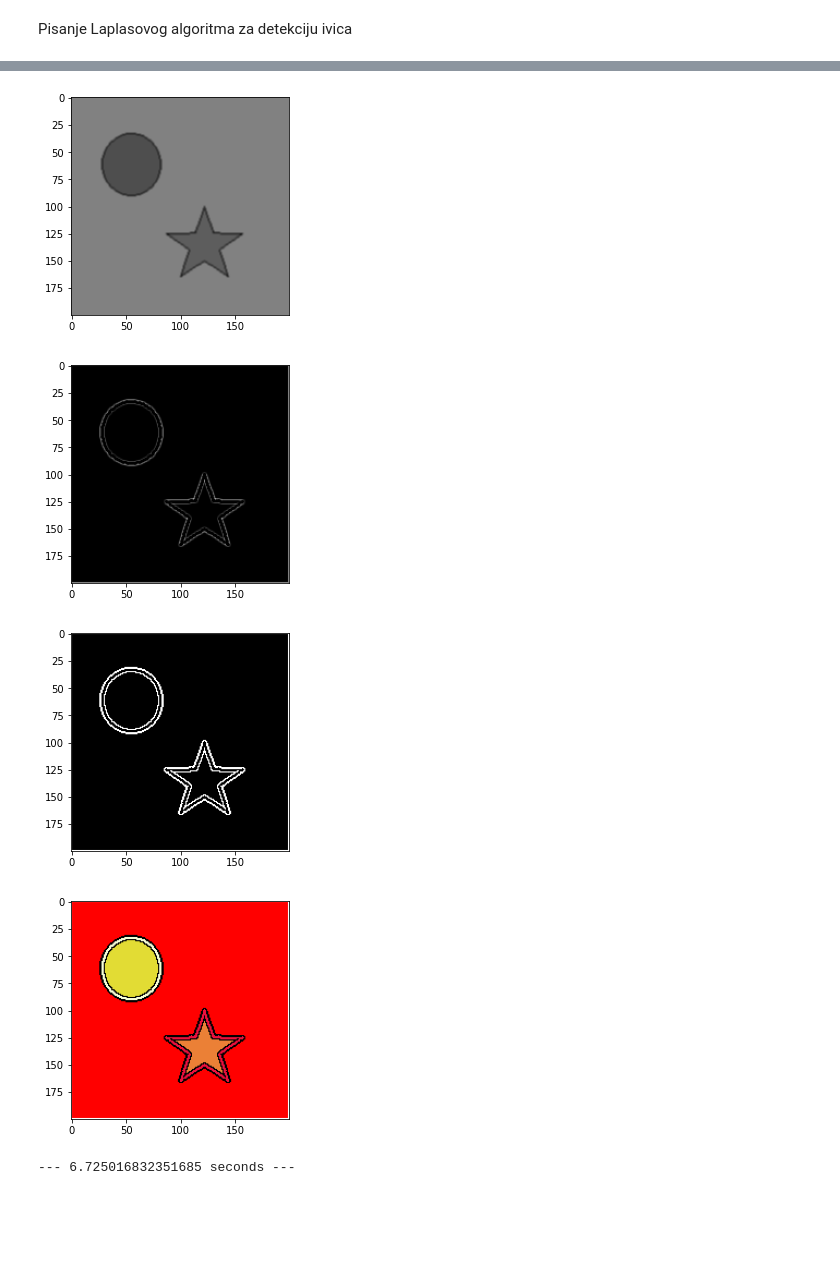
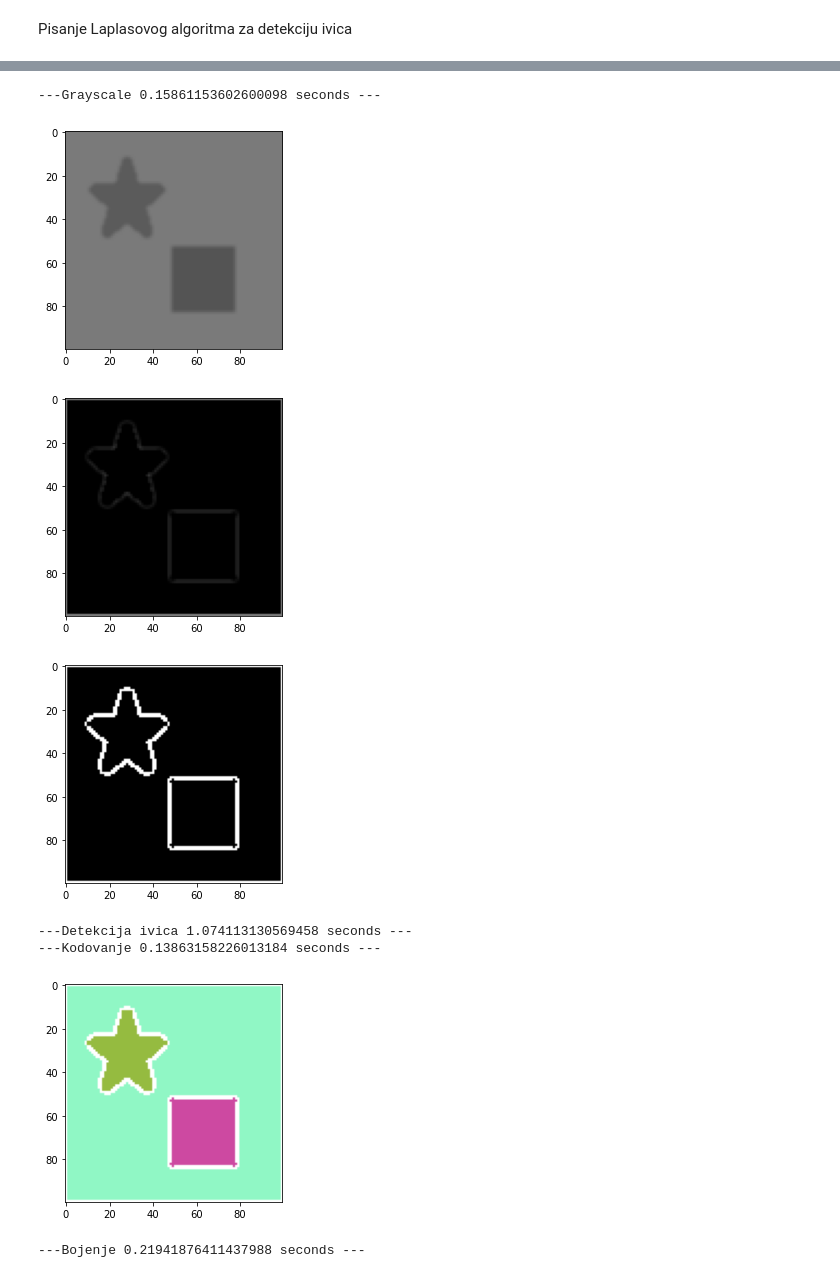
Before and after one commit to Nemanja0/Segmentacija-slike, a Jupyter notebook: Python/segmentacija_slike.ipynb, the cells around one changed output, grey strips where cells are left out. Drawn from its saved outputs; the diff is of its cells as text; code cells hidden in the pictures; blank space fills up the shorter version.

```diff
--- a/Python/segmentacija_slike.ipynb
+++ b/Python/segmentacija_slike.ipynb
@@ -6,13 +6,13 @@ from matplotlib import pyplot as plt
 from PIL import Image
 import random
 import time
-start_time = time.time()
 
 #Ucitavanje slike
-picture = Image.open('slike/slika.bmp')
+picture = Image.open('slike/slika1.bmp')
 plt.imshow(picture)
 plt.show()
 
+start_time = time.time()
 #Grayscale
 width, height = picture.size
 for x in range(width):
@@ -23,15 +23,14 @@ for x in range(width):
         picture.putpixel( (x,y), new_color)
 plt.imshow(picture)
 plt.show()
-
+print("---Grayscale %s seconds ---" % (time.time() - start_time))
+start_time = time.time()
 #Gaussian blur
 gaussian_pictrue = picture.copy()
 for x in range(1, width-1):
     for y in range(1, height-1):
-        new_pixel_r = int(0.25*picture.getpixel((x,y))[0] + 0.0625*(picture.getpixel((x-1,y-1))[0] + picture.getpixel((x-1,y+1))[0] + picture.getpixel((x+1,y-1))[0] + picture.getpixel((x+1,y+1))[0]) + 0.125*(picture.getpixel((x,y-1))[0] + picture.getpixel((x,y+1))[0] + picture.getpixel((x-1,y))[0] + picture.getpixel((x+1,y))[0]))
-        new_pixel_g = int(0.25*picture.getpixel((x,y))[1] + 0.0625*(picture.getpixel((x-1,y-1))[1] + picture.getpixel((x-1,y+1))[1] + picture.getpixel((x+1,y-1))[1] + picture.getpixel((x+1,y+1))[1]) + 0.125*(picture.getpixel((x,y-1))[1] + picture.getpixel((x,y+1))[1] + picture.getpixel((x-1,y))[1] + picture.getpixel((x+1,y))[1]))
-        new_pixel_b = int(0.25*picture.getpixel((x,y))[2] + 0.0625*(picture.getpixel((x-1,y-1))[2] + picture.getpixel((x-1,y+1))[2] + picture.getpixel((x+1,y-1))[2] + picture.getpixel((x+1,y+1))[2]) + 0.125*(picture.getpixel((x,y-1))[2] + picture.getpixel((x,y+1))[2] + picture.getpixel((x-1,y))[2] + picture.getpixel((x+1,y))[2]))
-        new_pixel = (new_pixel_r, new_pixel_g, new_pixel_b)
+        new_pixel_gaussian = int(0.25*picture.getpixel((x,y))[0] + 0.0625*(picture.getpixel((x-1,y-1))[0] + picture.getpixel((x-1,y+1))[0] + picture.getpixel((x+1,y-1))[0] + picture.getpixel((x+1,y+1))[0]) + 0.125*(picture.getpixel((x,y-1))[0] + picture.getpixel((x,y+1))[0] + picture.getpixel((x-1,y))[0] + picture.getpixel((x+1,y))[0]))
+        new_pixel = (new_pixel_gaussian, new_pixel_gaussian, new_pixel_gaussian)
         gaussian_pictrue.putpixel((x,y), new_pixel)
 plt.imshow(gaussian_pictrue)
 plt.show()
@@ -40,10 +39,8 @@ plt.show()
 laplacian_picture = gaussian_pictrue.copy()
 for x in range(1, width-1):
     for y in range(1, height-1):
-        new_pixel_r = int(8*gaussian_pictrue.getpixel((x,y))[0] - (gaussian_pictrue.getpixel((x-1,y-1))[0] + gaussian_pictrue.getpixel((x-1,y+1))[0] + gaussian_pictrue.getpixel((x+1,y-1))[0] + gaussian_pictrue.getpixel((x+1,y+1))[0] + gaussian_pictrue.getpixel((x,y-1))[0] + gaussian_pictrue.getpixel((x,y+1))[0] + gaussian_pictrue.getpixel((x-1,y))[0] + gaussian_pictrue.getpixel((x+1,y))[0]))
-        new_pixel_g = int(8*gaussian_pictrue.getpixel((x,y))[1] - (gaussian_pictrue.getpixel((x-1,y-1))[1] + gaussian_pictrue.getpixel((x-1,y+1))[1] + gaussian_pictrue.getpixel((x+1,y-1))[1] + gaussian_pictrue.getpixel((x+1,y+1))[1] + gaussian_pictrue.getpixel((x,y-1))[1] + gaussian_pictrue.getpixel((x,y+1))[1] + gaussian_pictrue.getpixel((x-1,y))[1] + gaussian_pictrue.getpixel((x+1,y))[1]))
-        new_pixel_b = int(8*gaussian_pictrue.getpixel((x,y))[2] - (gaussian_pictrue.getpixel((x-1,y-1))[2] + gaussian_pictrue.getpixel((x-1,y+1))[2] + gaussian_pictrue.getpixel((x+1,y-1))[2] + gaussian_pictrue.getpixel((x+1,y+1))[2] + gaussian_pictrue.getpixel((x,y-1))[2] + gaussian_pictrue.getpixel((x,y+1))[2] + gaussian_pictrue.getpixel((x-1,y))[2] + gaussian_pictrue.getpixel((x+1,y))[2]))
-        new_pixel = (new_pixel_r, new_pixel_g, new_pixel_b)
+        new_pixel_laplacian = int(8*gaussian_pictrue.getpixel((x,y))[0] - (gaussian_pictrue.getpixel((x-1,y-1))[0] + gaussian_pictrue.getpixel((x-1,y+1))[0] + gaussian_pictrue.getpixel((x+1,y-1))[0] + gaussian_pictrue.getpixel((x+1,y+1))[0] + gaussian_pictrue.getpixel((x,y-1))[0] + gaussian_pictrue.getpixel((x,y+1))[0] + gaussian_pictrue.getpixel((x-1,y))[0] + gaussian_pictrue.getpixel((x+1,y))[0]))
+        new_pixel = (new_pixel_laplacian, new_pixel_laplacian, new_pixel_laplacian)
         laplacian_picture.putpixel((x,y), new_pixel)
 plt.imshow(laplacian_picture)
 plt.show()
@@ -58,8 +55,9 @@ for x in range(width):
         edge_picture.putpixel((x,y), new_pixel)
 plt.imshow(edge_picture)
 plt.show()
-
-codes = []
+print("---Detekcija ivica %s seconds ---" % (time.time() - start_time))
+start_time = time.time()
+paints = []
 i = 0
 code = 1
 change = 0
@@ -78,7 +76,7 @@ def paintWhiteSpots(painted_picture, w, h):
             current_pixel = painted_picture.getpixel((x,y))
             if current_pixel == (255,255,255) or current_pixel == (255,255,255,255):
                 painted_picture.putpixel((x,y), (0,0,0,255))
-def dfs(painted_picture, xx, yy, w, h, paint, codes, code):
+def dfs(painted_picture, xx, yy, w, h, code):
     stack = [(xx, yy)]
     while stack:
         x, y = stack.pop()
@@ -86,14 +84,13 @@ def dfs(painted_picture, xx, yy, w, h, paint, codes, code):
             continue
         current_pixel = painted_picture.getpixel((x,y))
         if current_pixel == (0,0,0) or current_pixel == (0,0,0,255):
-            painted_picture.putpixel((x,y), paint)
-            codes.append((x,y,code))
+            painted_picture.putpixel((x,y), code)
             stack.append((x+1, y))
             stack.append((x-1, y))
             stack.append((x, y+1))
             stack.append((x, y-1))
 
-def randomColour():
+def randomColor():
     red = random.randint(0, 255)
     green = random.randint(0, 255)
     blue = random.randint(0, 255)
@@ -102,16 +99,25 @@ def randomColour():
 while True:
     xx, yy = findBlackSpots(painted_picture, width, height)
     if xx == -1 and yy == -1:
-        paintWhiteSpots(painted_picture, width, height)
         break
-    dfs(painted_picture, xx, yy, width, height, randomColour(), codes, code)
+    dfs(painted_picture, xx, yy, width, height, code)
     code += 1;
 
-for c in codes:
-    if(c[2]==1):
-        painted_picture.putpixel((c[0],c[1]), (255,0,0))
+print("---Kodovanje %s seconds ---" % (time.time() - start_time))
+start_time = time.time()
+
+for i in range(code):
+    paints.append(randomColor())
+
+for x in range(width):
+    for y in range(height):
+        current_color = painted_picture.getpixel((x,y))
+        if(int(current_color[0]) < code):
+            paint = paints[int(current_color[0])]
+            new_color = (paint[0], paint[1], paint[2])
+            painted_picture.putpixel( (x,y), new_color)
 
 plt.imshow(painted_picture)
 plt.show()
-print("--- %s seconds ---" % (time.time() - start_time))
+print("---Bojenje %s seconds ---" % (time.time() - start_time))
 # %% [output]
@@ -120,5 +126,8 @@ print("--- %s seconds ---" % (time.time() - start_time))
+---Grayscale 0.15861153602600098 seconds ---
-[figure, old version]
+[figure, new version]
-[figure, old version]
+[figure, new version]
-[figure, old version]
+[figure, new version]
+---Detekcija ivica 1.074113130569458 seconds ---
+---Kodovanje 0.13863158226013184 seconds ---
-[figure, old version]
+[figure, new version]
---- 6.725016832351685 seconds ---
+---Bojenje 0.21941876411437988 seconds ---
```
Also changed, not shown: parts of 1 cell of this notebook, 16 other files.
